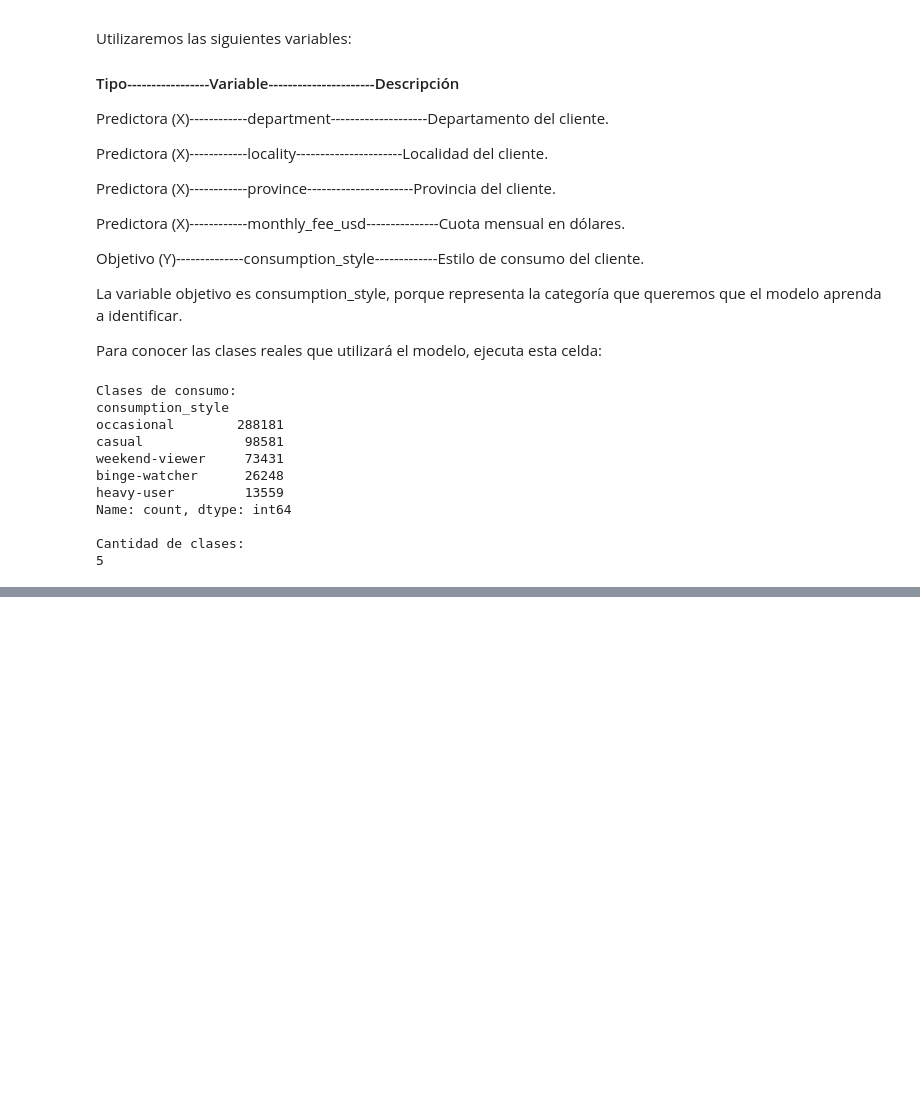
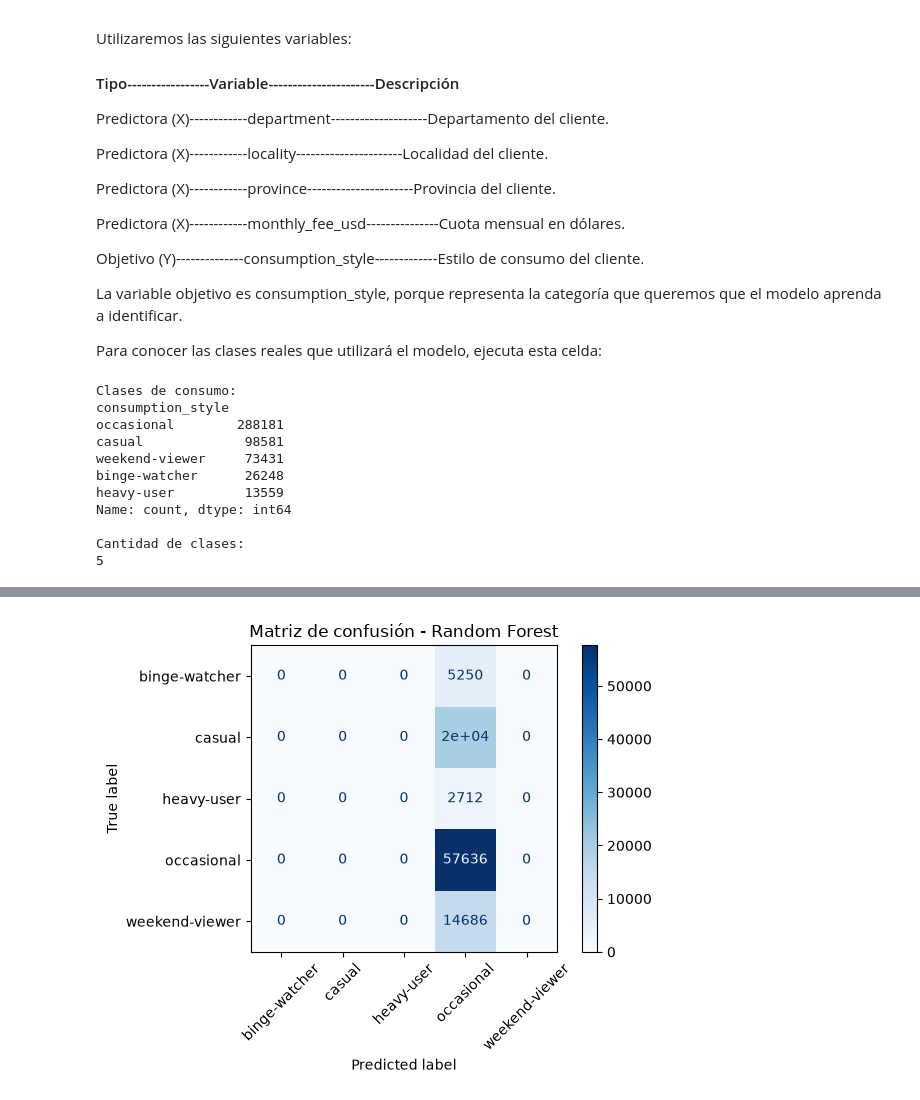
Before and after one commit to OscarLMAR/Projects_Machine_Learning2026_S10---EA1, a Jupyter notebook: src/sincronizar/EA3_Aprendisaje_supervisado_y_no_supervisado.ipynb, the cells around one changed output, grey strips where cells are left out. Drawn from its saved outputs; the diff is of its cells as text; code cells hidden in the pictures; blank space fills up the shorter version.

```diff
--- a/src/sincronizar/EA3_Aprendisaje_supervisado_y_no_supervisado.ipynb
+++ b/src/sincronizar/EA3_Aprendisaje_supervisado_y_no_supervisado.ipynb
@@ -342,0 +482,19 @@ Cantidad de clases:
+# %%
+from sklearn.ensemble import RandomForestClassifier
+import time
+
+inicio = time.time()
+
+modelo = RandomForestClassifier(
+    n_estimators=30,
+    max_depth=12,
+    random_state=42,
+    n_jobs=-1
+)
+
+modelo.fit(X_train_procesado, y_train)
+
+tiempo = time.time() - inicio
+
+print("Modelo entrenado correctamente")
+print(f"Tiempo de entrenamiento: {tiempo:.2f} segundos")
@@ -342,0 +510,5 @@ Cantidad de clases:
+# %%
+predicciones = modelo.predict(X_test_procesado)
+
+print("Predicciones por categoría:")
+print(pd.Series(predicciones).value_counts())
@@ -342,0 +580,22 @@ Cantidad de clases:
+# %%
+from sklearn.metrics import confusion_matrix, ConfusionMatrixDisplay
+import matplotlib.pyplot as plt
+
+matriz = confusion_matrix(
+    y_test,
+    predicciones,
+    labels=modelo.classes_
+)
+
+visualizacion = ConfusionMatrixDisplay(
+    confusion_matrix=matriz,
+    display_labels=modelo.classes_
+)
+
+visualizacion.plot(cmap="Blues", xticks_rotation=45)
+
+plt.title("Matriz de confusión - Random Forest")
+plt.tight_layout()
+plt.show()
+# %% [output]
+[figure, added]
```
Also changed, not shown: parts of 43 cells of this notebook, 4 other files.
